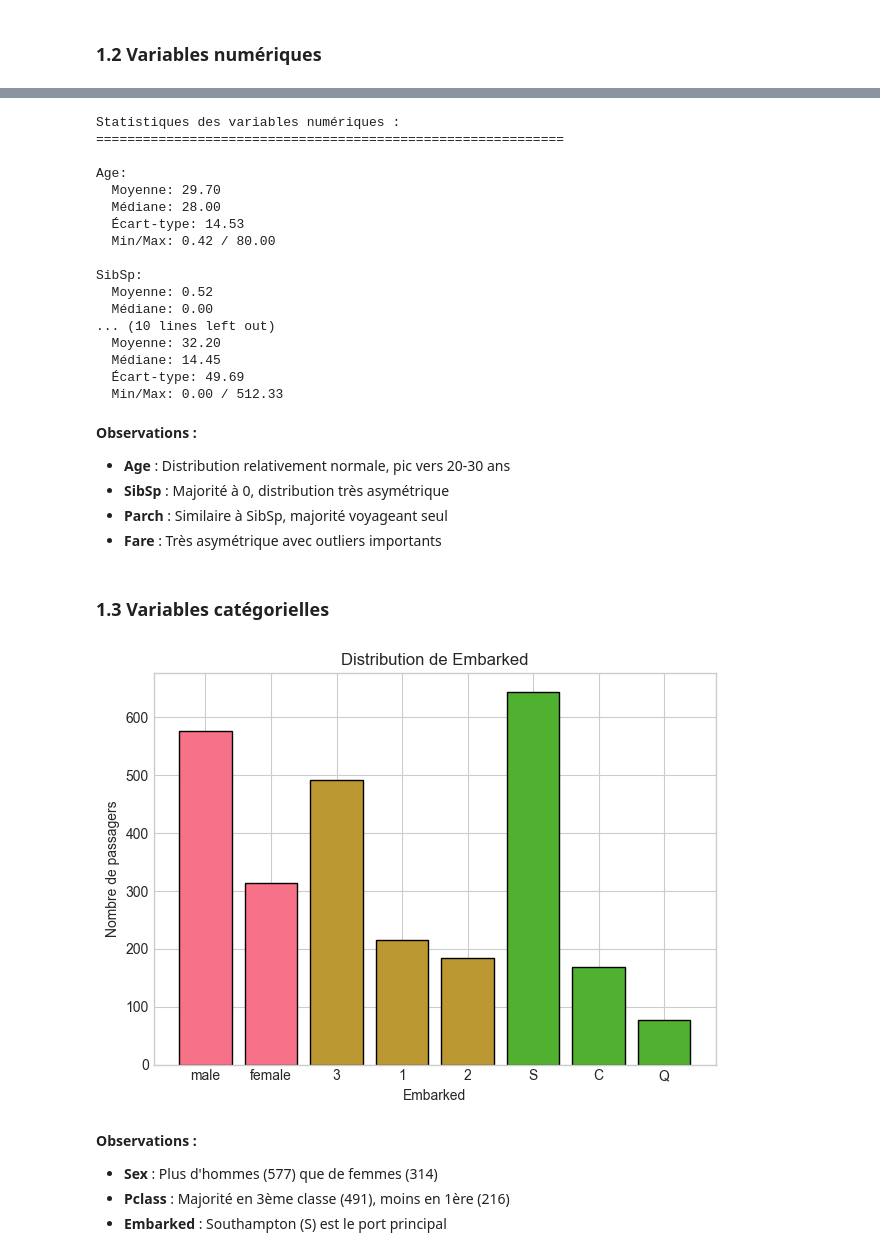
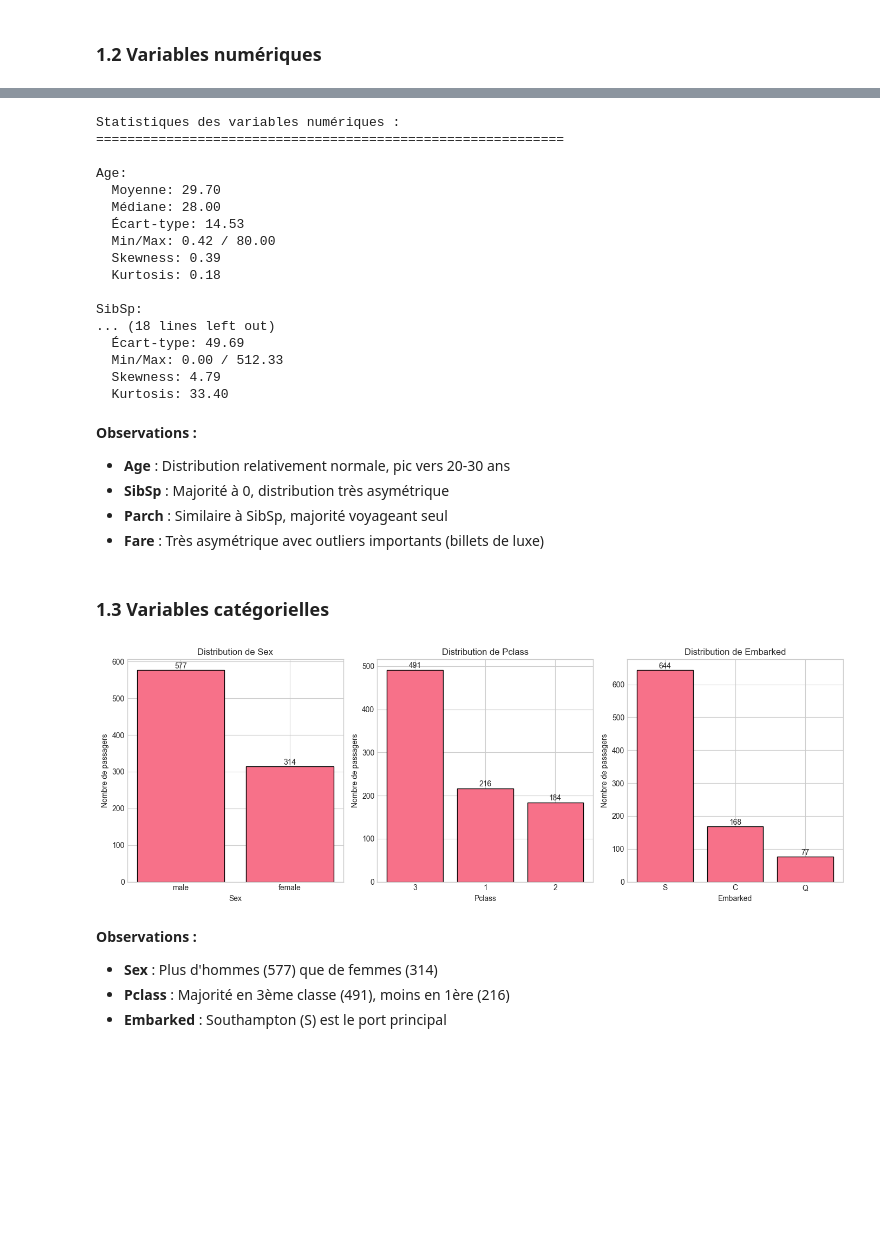
Before and after one commit to MaxMxx/titanic-prog-avance, a Jupyter notebook: notebooks/011_eda.ipynb, the cells around one changed output, grey strips where cells are left out. Saved outputs shown, nothing was run; the diff lists cells and outputs as text; code cells hidden in the pictures; blank space fills up the shorter version.

```diff
--- a/notebooks/011_eda.ipynb
+++ b/notebooks/011_eda.ipynb
@@ -18,9 +18,13 @@ from scipy import stats
 # Configuration
 pd.set_option('display.max_columns', None)
 plt.style.use('seaborn-v0_8-whitegrid')
+sns.set_palette('husl')
 
 RANDOM_STATE = 42
 np.random.seed(RANDOM_STATE)
+
+# Couleurs personnalisées
+COLORS = {'died': '#ff6b6b', 'survived': '#6bcb77'}
 # %%
 # Charger les données
 df = pd.read_csv('../data/raw/train.csv')
@@ -51,16 +70,26 @@ Taux de survie : 38.4%
 # %% [markdown]
 ### 1.2 Variables numériques
 # %%
+# Distribution des variables numériques
 numerical_cols = ['Age', 'SibSp', 'Parch', 'Fare']
 
-fig, axes = plt.subplots(2, 2)
+# Créer les figures
+fig, axes = plt.subplots(2, 4, figsize=(16, 10))
 
 for i, col in enumerate(numerical_cols):
-    axes[i//2, i%2].hist(df[col].dropna(), bins=30, edgecolor='black', alpha=0.7)
-    axes[i//2, i%2].set_xlabel(col)
-    axes[i//2, i%2].set_ylabel('Fréquence')
-    axes[i//2, i%2].set_title(f'Distribution de {col}')
+    # Histogramme
+    axes[0, i].hist(df[col].dropna(), bins=30, edgecolor='black', alpha=0.7)
+    axes[0, i].set_xlabel(col)
+    axes[0, i].set_ylabel('Fréquence')
+    axes[0, i].set_title(f'Distribution de {col}')
 
+    # Boxplot
+    axes[1, i].boxplot(df[col].dropna())
+    axes[1, i].set_ylabel(col)
+    axes[1, i].set_title(f'Boxplot de {col}')
+
+# Sauvegarder et afficher
 plt.tight_layout()
+plt.savefig('../reports/figures/numerical_distributions.png', dpi=150)
 plt.show()
 # %% [output]
@@ -68,7 +97,9 @@ plt.show()
 # %%
+# Statistiques détaillées
 print("Statistiques des variables numériques :")
 print("="*60)
 
+# Calcul des statistiques pour chaque variable numérique
 for col in numerical_cols:
     data = df[col].dropna()
     print(f"\n{col}:")
@@ -76,6 +107,8 @@ for col in numerical_cols:
     print(f"  Médiane: {data.median():.2f}")
     print(f"  Écart-type: {data.std():.2f}")
     print(f"  Min/Max: {data.min():.2f} / {data.max():.2f}")
+    print(f"  Skewness: {data.skew():.2f}")
+    print(f"  Kurtosis: {data.kurtosis():.2f}")
 # %% [output]
 Statistiques des variables numériques :
 ============================================================
@@ -85,39 +118,46 @@ Age:
   Médiane: 28.00
   Écart-type: 14.53
   Min/Max: 0.42 / 80.00
+  Skewness: 0.39
+  Kurtosis: 0.18
 
 SibSp:
-  Moyenne: 0.52
-  Médiane: 0.00
-... (10 lines left out)
-  Moyenne: 32.20
-  Médiane: 14.45
+... (18 lines left out)
   Écart-type: 49.69
   Min/Max: 0.00 / 512.33
+  Skewness: 4.79
+  Kurtosis: 33.40
 # %% [markdown]
 **Observations :**
 - **Age** : Distribution relativement normale, pic vers 20-30 ans
 - **SibSp** : Majorité à 0, distribution très asymétrique
 - **Parch** : Similaire à SibSp, majorité voyageant seul
-- **Fare** : Très asymétrique avec outliers importants
+- **Fare** : Très asymétrique avec outliers importants (billets de luxe)
 # %% [markdown]
 ### 1.3 Variables catégorielles
 # %%
+# Distribution des variables catégorielles
 categorical_cols = ['Sex', 'Pclass', 'Embarked']
 
-fig, axes = plt.subplots(1, 1)
+fig, axes = plt.subplots(1, 3, figsize=(14, 5))
 
 for i, col in enumerate(categorical_cols):
     counts = df[col].value_counts()
-    axes.bar(counts.index.astype(str), counts.values, edgecolor='black')
-    axes.set_xlabel(col)
-    axes.set_ylabel('Nombre de passagers')
-    axes.set_title(f'Distribution de {col}')
+    axes[i].bar(counts.index.astype(str), counts.values, edgecolor='black')
+    axes[i].set_xlabel(col)
+    axes[i].set_ylabel('Nombre de passagers')
+    axes[i].set_title(f'Distribution de {col}')
 
+    # Ajouter les valeurs
+    for j, v in enumerate(counts.values):
+        axes[i].text(j, v + 5, str(v), ha='center')
+
+# Sauvegarder et afficher
 plt.tight_layout()
+plt.savefig('../reports/figures/categorical_distributions.png', dpi=150)
 plt.show()
 # %% [output]
-[figure, old version]
+[figure, new version]
 # %% [markdown]
 **Observations :**
 - **Sex** : Plus d'hommes (577) que de femmes (314)
```
Also changed, not shown: parts of 15 cells of this notebook, 12 other files.
